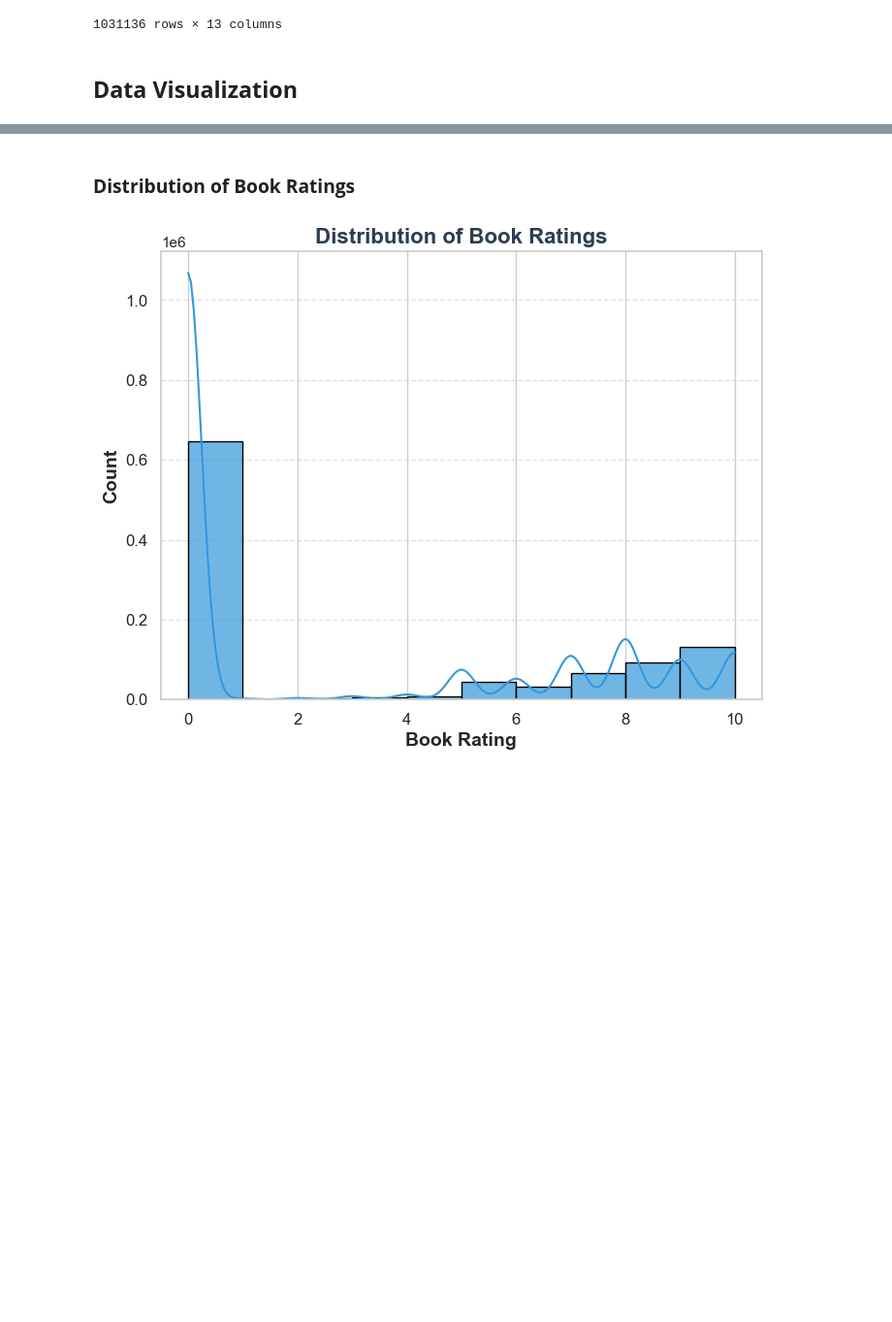
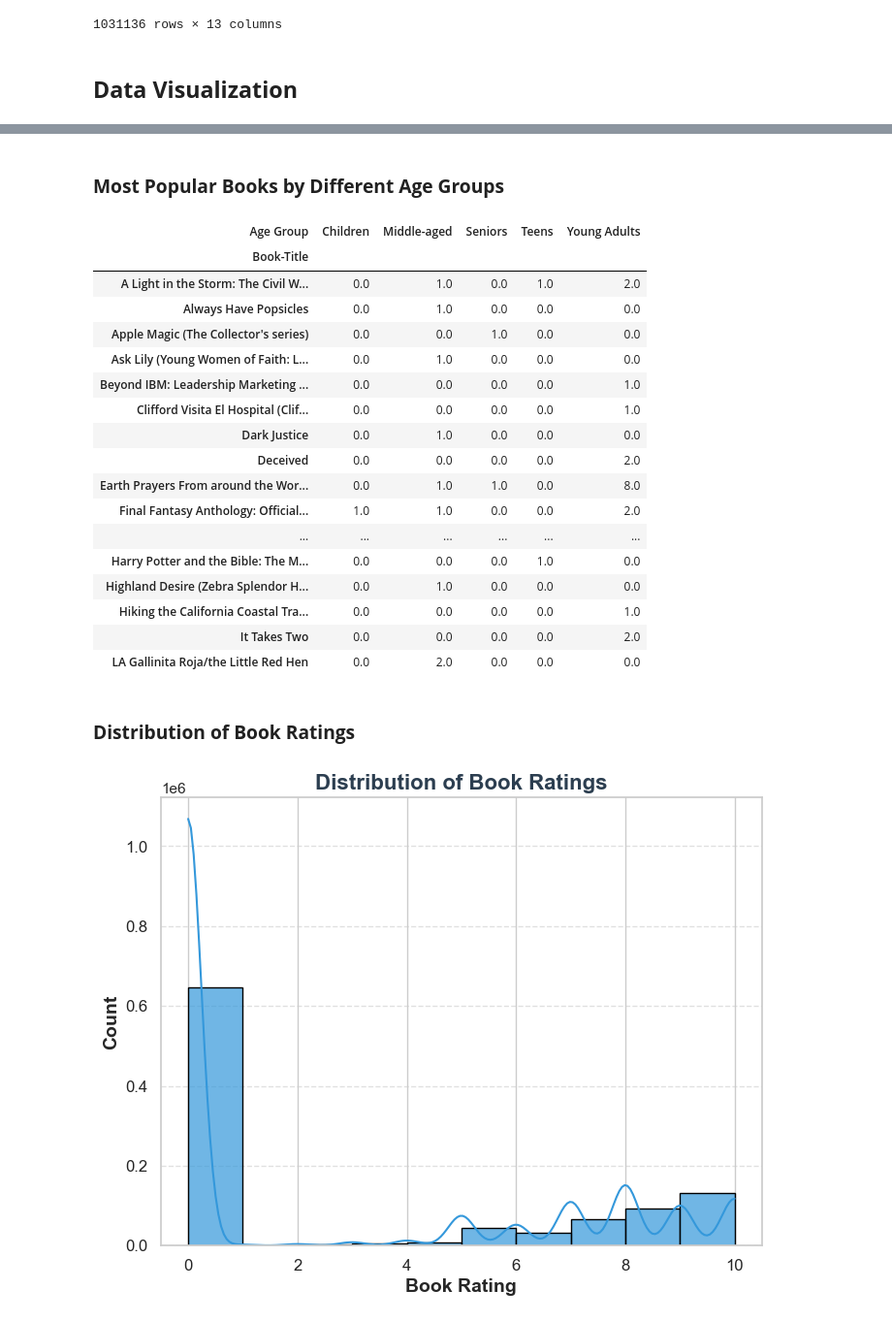
Before and after one commit to Ayush-dhabale/Books-Recommendation-System-, a Jupyter notebook: notebooks/Eda.ipynb, the cells around one changed output, grey strips where cells are left out. Shown at 97% size. Saved outputs shown, nothing was run; the diff lists cells and outputs as text; code cells hidden in the pictures; blank space fills up the shorter version.

```diff
--- a/notebooks/Eda.ipynb
+++ b/notebooks/Eda.ipynb
@@ -931,3 +961,26 @@ final_merged_df
+# %% [markdown]
+### **Most Popular Books by Different Age Groups**
+# %%
+final_merged_df.groupby(['Age Group', 'Book-Title'])['Book-Rating'].count().unstack().fillna(0).T.head(20)
+# %% [output]
+| Age Group | Children | Middle-aged | Seniors | Teens | Young Adults |
+| Book-Title |  |  |  |  |  |
+| A Light in the Storm: The Civil W... | 0.0 | 1.0 | 0.0 | 1.0 | 2.0 |
+| Always Have Popsicles | 0.0 | 1.0 | 0.0 | 0.0 | 0.0 |
+| Apple Magic (The Collector's series) | 0.0 | 0.0 | 1.0 | 0.0 | 0.0 |
+| Ask Lily (Young Women of Faith: L... | 0.0 | 1.0 | 0.0 | 0.0 | 0.0 |
+| Beyond IBM: Leadership Marketing ... | 0.0 | 0.0 | 0.0 | 0.0 | 1.0 |
+| Clifford Visita El Hospital (Clif... | 0.0 | 0.0 | 0.0 | 0.0 | 1.0 |
+| Dark Justice | 0.0 | 1.0 | 0.0 | 0.0 | 0.0 |
+| Deceived | 0.0 | 0.0 | 0.0 | 0.0 | 2.0 |
+| Earth Prayers From around the Wor... | 0.0 | 1.0 | 1.0 | 0.0 | 8.0 |
+| Final Fantasy Anthology: Official... | 1.0 | 1.0 | 0.0 | 0.0 | 2.0 |
+| ... | ... | ... | ... | ... | ... |
+| Harry Potter and the Bible: The M... | 0.0 | 0.0 | 0.0 | 1.0 | 0.0 |
+| Highland Desire (Zebra Splendor H... | 0.0 | 1.0 | 0.0 | 0.0 | 0.0 |
+| Hiking the California Coastal Tra... | 0.0 | 0.0 | 0.0 | 0.0 | 1.0 |
+| It Takes Two | 0.0 | 0.0 | 0.0 | 0.0 | 2.0 |
+| LA Gallinita Roja/the Little Red Hen | 0.0 | 2.0 | 0.0 | 0.0 | 0.0 |
 # %% [markdown]
 ### **Distribution of Book Ratings**
 # %%
```
Also changed, not shown: parts of 8 cells of this notebook, 5 other files.
